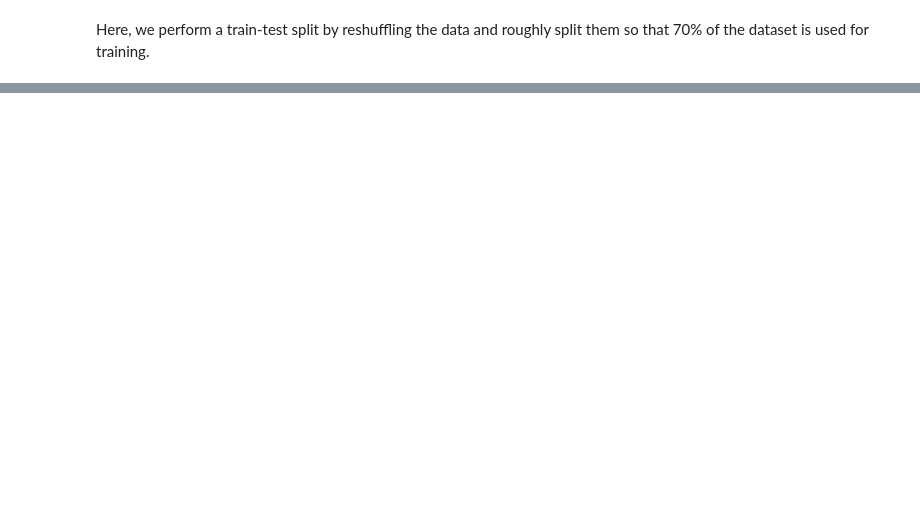
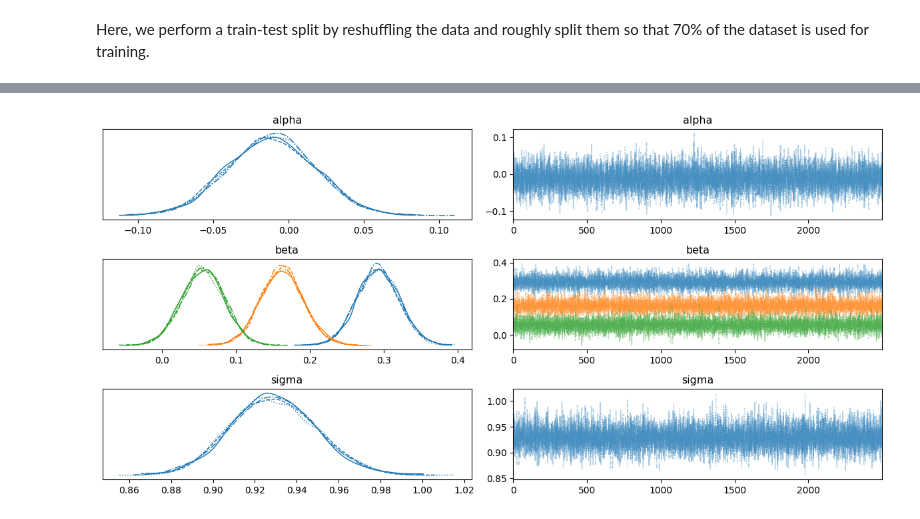
Before and after one commit to jerrymhuang/DreamDrone, a Jupyter notebook: CM03/Bayesian_Insurance.ipynb, the cells around one changed output, grey strips where cells are left out. Cells and saved outputs as stored; diff of their text form; code cells hidden in the pictures; blank space fills up the shorter version.

```diff
--- a/CM03/Bayesian_Insurance.ipynb
+++ b/CM03/Bayesian_Insurance.ipynb
@@ -48,3 +109,7 @@ test_data  = data[1000:]
+# %%
+# Then do the split.
+train_data = data_z[0:1000].to_numpy()
+test_data  = data_z[1000:].to_numpy()
 # %% [markdown]
 ## Part 1: Generative Model
 
@@ -87,2 +150,13 @@ model {
 }
 """
+# %%
+predictors = train_data[:,0:3]
+
+insurance_data = {
+    "N": train_data.shape[0],
+    "K": predictors.shape[1],
+    "x": predictors,
+    "y": train_data[:,-1]
+}
+
+predictors.shape
@@ -88,0 +165,2 @@ model {
+# %%
+insurance_posterior = stan.build(program_code=insurance_code, data=insurance_data, random_seed=1069)
@@ -88,0 +170,2 @@ model {
+# %%
+fit = insurance_posterior.sample(num_chains=4, num_samples=2500, num_warmup=1000)
@@ -88,0 +201,5 @@ model {
+# %%
+ax = az.plot_trace(fit)
+plt.tight_layout()
+# %% [output]
+[figure, added]
```
Also changed, not shown: parts of 15 cells of this notebook.
